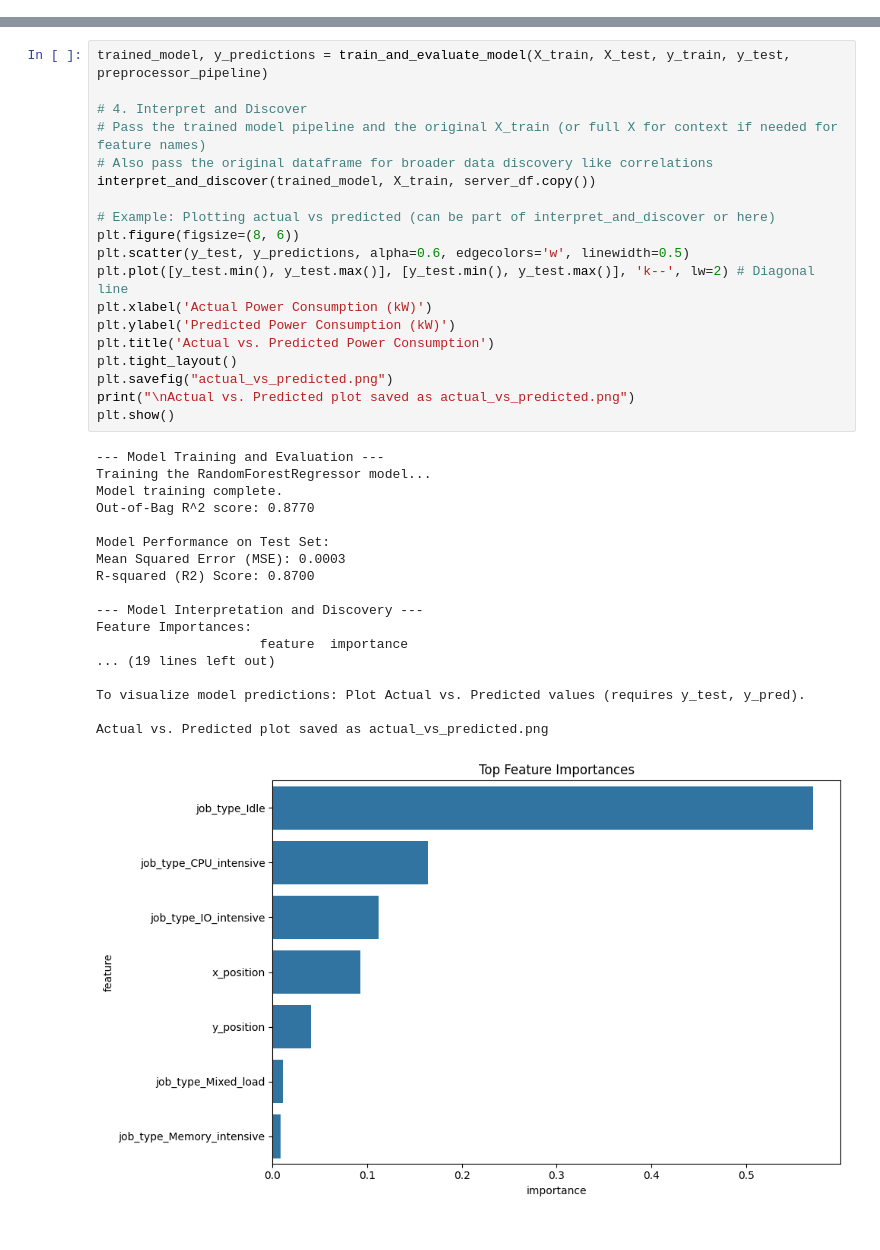
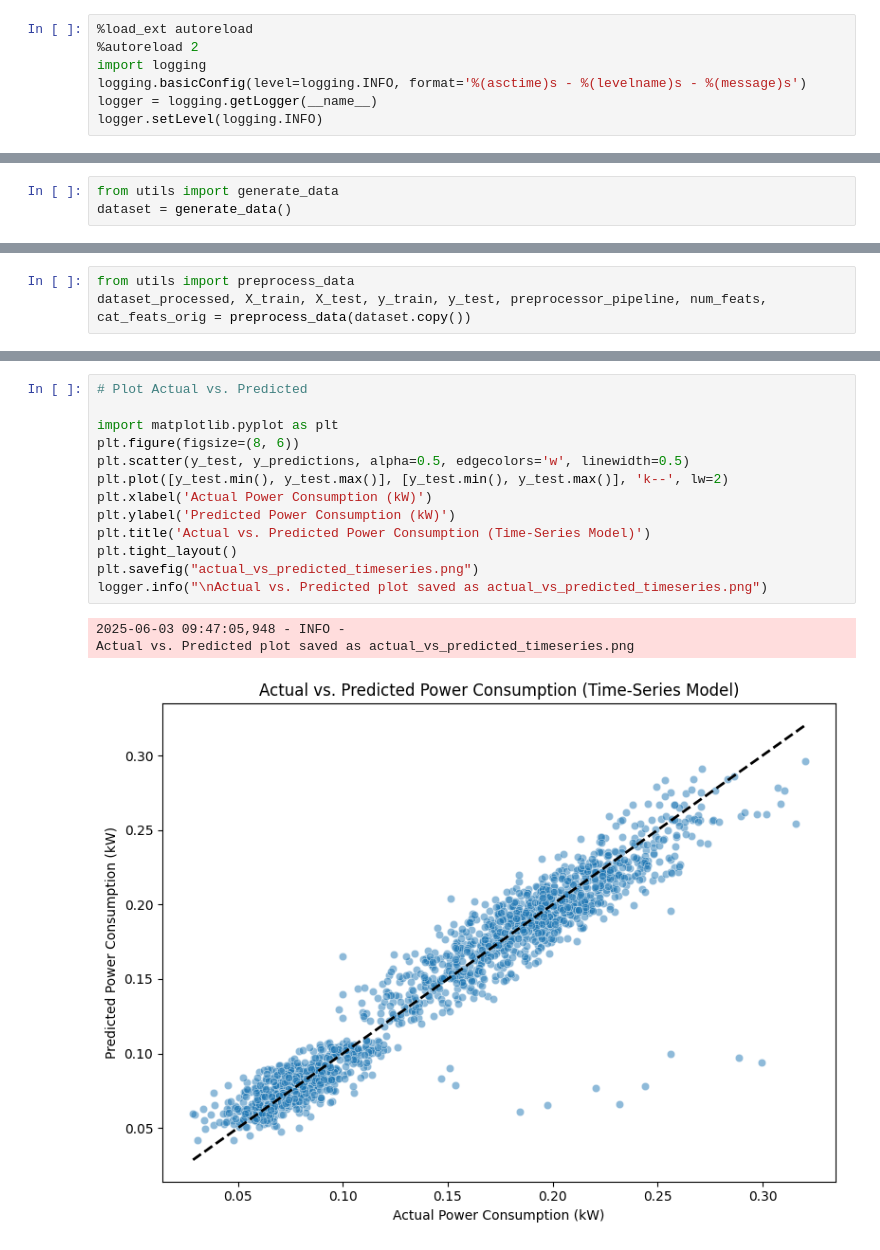
Before and after one commit to omids-cerebras/ds_interview, a Jupyter notebook: doc/data_center.ipynb, the cells around one changed output, grey strips where cells are left out. Saved outputs shown, nothing was run; the diff lists cells and outputs as text.

Commit message:
data_center

```diff
--- a/doc/data_center.ipynb
+++ b/doc/data_center.ipynb
@@ -297,0 +13,7 @@ Preprocessing setup complete.
+# %%
+%load_ext autoreload
+%autoreload 2
+import logging
+logging.basicConfig(level=logging.INFO, format='%(asctime)s - %(levelname)s - %(message)s')
+logger = logging.getLogger(__name__)
+logger.setLevel(logging.INFO)
@@ -297,0 +86,3 @@ Preprocessing setup complete.
+# %%
+from utils import generate_data
+dataset = generate_data()
@@ -297,0 +272,3 @@ Preprocessing setup complete.
+# %%
+from utils import preprocess_data
+dataset_processed, X_train, X_test, y_train, y_test, preprocessor_pipeline, num_feats, cat_feats_orig = preprocess_data(dataset.copy())
@@ -298,38 +551,17 @@ Preprocessing setup complete.
 # %%
-trained_model, y_predictions = train_and_evaluate_model(X_train, X_test, y_train, y_test, preprocessor_pipeline)
+# Plot Actual vs. Predicted
 
-# 4. Interpret and Discover
-# Pass the trained model pipeline and the original X_train (or full X for context if needed for feature names)
-# Also pass the original dataframe for broader data discovery like correlations
-interpret_and_discover(trained_model, X_train, server_df.copy())
-
-# Example: Plotting actual vs predicted (can be part of interpret_and_discover or here)
+import matplotlib.pyplot as plt
 plt.figure(figsize=(8, 6))
-plt.scatter(y_test, y_predictions, alpha=0.6, edgecolors='w', linewidth=0.5)
-plt.plot([y_test.min(), y_test.max()], [y_test.min(), y_test.max()], 'k--', lw=2) # Diagonal line
+plt.scatter(y_test, y_predictions, alpha=0.5, edgecolors='w', linewidth=0.5)
+plt.plot([y_test.min(), y_test.max()], [y_test.min(), y_test.max()], 'k--', lw=2)
 plt.xlabel('Actual Power Consumption (kW)')
 plt.ylabel('Predicted Power Consumption (kW)')
-plt.title('Actual vs. Predicted Power Consumption')
+plt.title('Actual vs. Predicted Power Consumption (Time-Series Model)')
 plt.tight_layout()
-plt.savefig("actual_vs_predicted.png")
-print("\nActual vs. Predicted plot saved as actual_vs_predicted.png")
-plt.show()
+plt.savefig("actual_vs_predicted_timeseries.png")
+logger.info("\nActual vs. Predicted plot saved as actual_vs_predicted_timeseries.png")
 # %% [output]
---- Model Training and Evaluation ---
-Training the RandomForestRegressor model...
-Model training complete.
-Out-of-Bag R^2 score: 0.8770
-
-Model Performance on Test Set:
-Mean Squared Error (MSE): 0.0003
-R-squared (R2) Score: 0.8700
-
---- Model Interpretation and Discovery ---
-Feature Importances:
-                     feature  importance
-... (19 lines left out)
-
-To visualize model predictions: Plot Actual vs. Predicted values (requires y_test, y_pred).
-
-Actual vs. Predicted plot saved as actual_vs_predicted.png
+2025-06-03 09:47:05,948 - INFO -
+Actual vs. Predicted plot saved as actual_vs_predicted_timeseries.png
-[figure, old version]
+[figure, new version]
```
Also changed, not shown: parts of 27 cells of this notebook, 1 other file.
